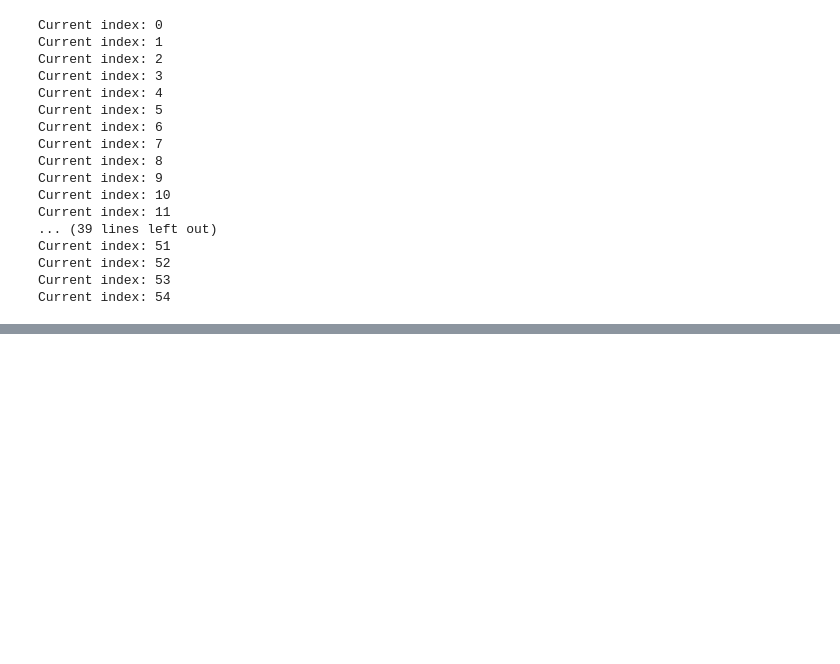
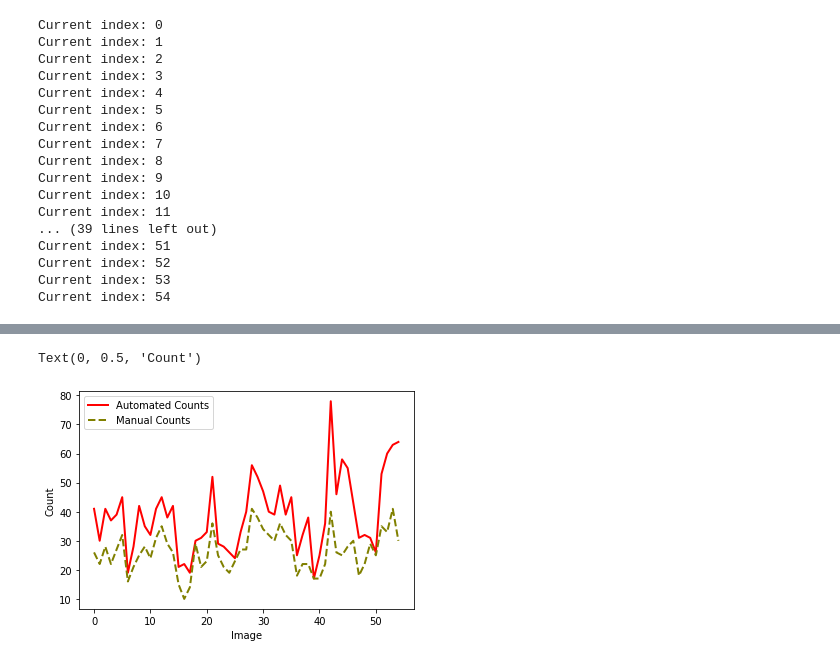
Before and after one commit to CamHolman/cell_counting, a Jupyter notebook: notebooks/testing/20191217_CMH_test_compare_AC_subset.ipynb, the cells around one changed output, grey strips where cells are left out. Cells and saved outputs as stored; diff of their text form; code cells hidden in the pictures; blank space fills up the shorter version.

```diff
--- a/notebooks/testing/20191217_CMH_test_compare_AC_subset.ipynb
+++ b/notebooks/testing/20191217_CMH_test_compare_AC_subset.ipynb
@@ -26,0 +285,11 @@ dfch =
+# %%
+# multiple line plot
+#plt.fig( )
+plt.plot(range(len(mDF.num_cells)), mDF.num_cells, marker='', color='red', linewidth=2, label = 'Automated Counts')
+plt.plot(range(len(mDF.num_cells)), mDF.ac_count, marker='', color='olive', linewidth=2, linestyle='dashed', label='Manual Counts')
+plt.legend()
+plt.xlabel('Image')
+plt.ylabel('Count')
+# %% [output]
+Text(0, 0.5, 'Count')
+[figure, added]
```
Also changed, not shown: parts of 19 cells of this notebook, 5 other files.
